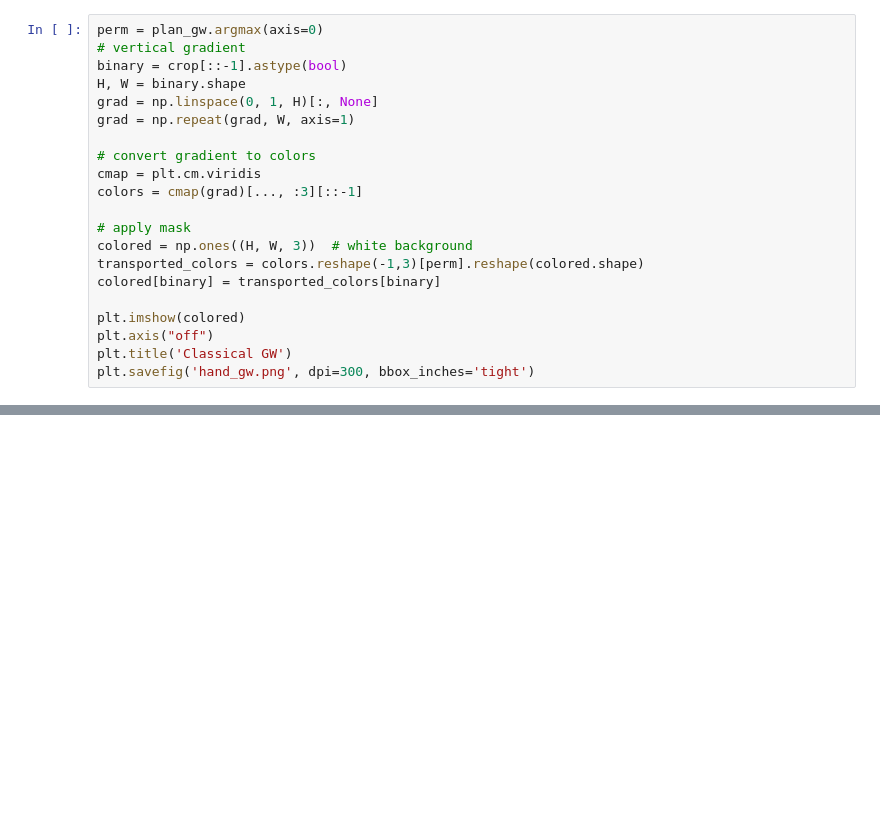
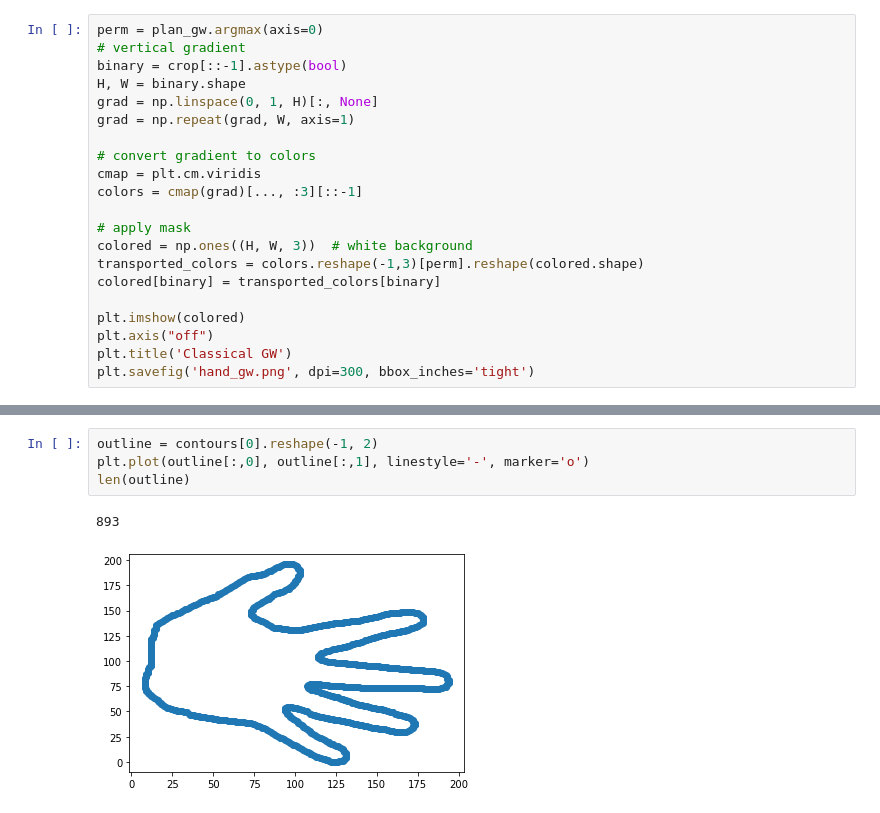
Before and after one commit to geoffwoollard/xgw, a Jupyter notebook: experiments/hand.ipynb, the cells around one changed output, grey strips where cells are left out. Cells and saved outputs as stored; diff of their text form; blank space fills up the shorter version.

```diff
--- a/experiments/hand.ipynb
+++ b/experiments/hand.ipynb
@@ -128,0 +157,7 @@ plt.savefig('hand_gw.png', dpi=300, bbox_inches='tight')
+# %%
+outline = contours[0].reshape(-1, 2)
+plt.plot(outline[:,0], outline[:,1], linestyle='-', marker='o')
+len(outline)
+# %% [output]
+893
+[figure, added]
```
Also changed, not shown: parts of 18 cells of this notebook, 2 other files.
